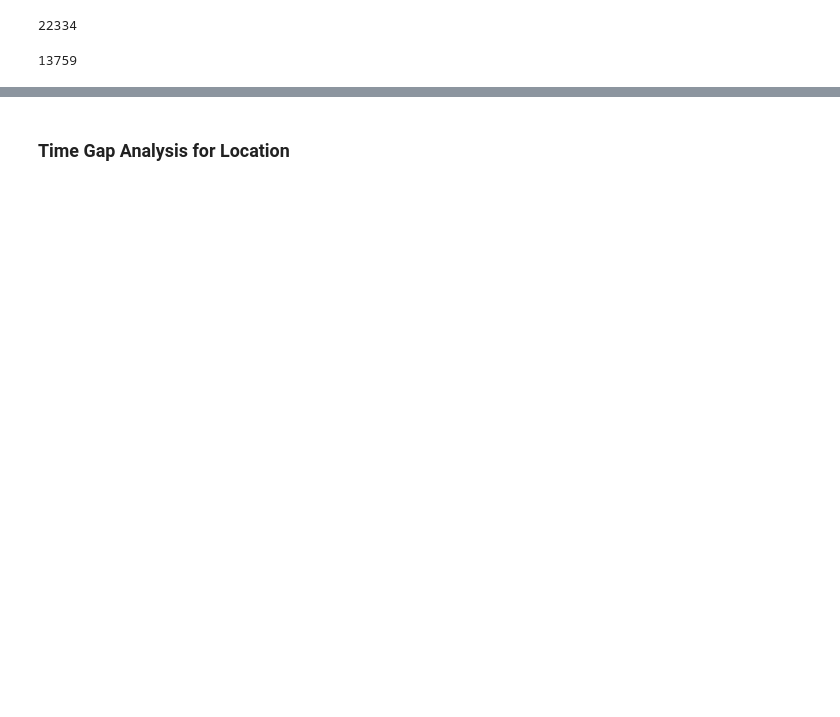
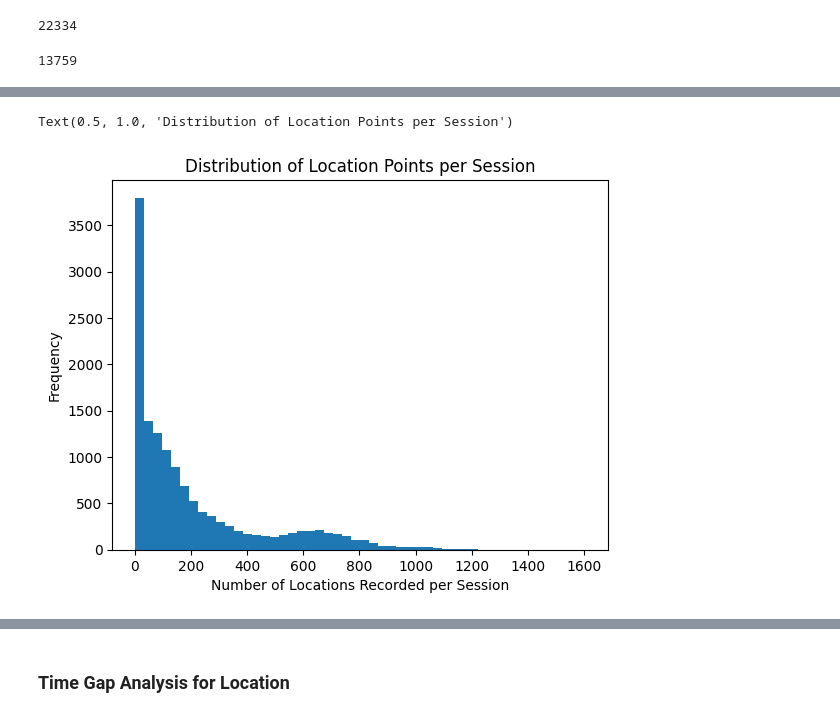
Before and after one commit to aishanipradhan/MSA_heatmap, a Jupyter notebook: EDA_TimeGap_Feb10.ipynb, the cells around one changed output, grey strips where cells are left out. Cells and saved outputs as stored; diff of their text form; code cells hidden in the pictures; blank space fills up the shorter version.

```diff
--- a/EDA_TimeGap_Feb10.ipynb
+++ b/EDA_TimeGap_Feb10.ipynb
@@ -221,0 +164,27 @@ display(result)
+# %%
+import pandas as pd
+
+# Convert LOGGED_AT to datetime (invalid parsing -> NaT)
+events_filtered["LOGGED_AT"] = pd.to_datetime(
+    events_filtered["LOGGED_AT"],
+    errors="coerce"
+)
+
+# Total sessions and % of valid GPS per session
+gps_stats = (
+    events_filtered
+        .groupby("SESSION_ID")
+        .agg(
+            total_rows=("gps_valid", "size"),
+            zero_count=("gps_valid", lambda x: (x == 0).sum()),
+            pct_gps_valid_0=("gps_valid", lambda x: (x == 0).mean() * 100),
+            session_start=("LOGGED_AT", "min"),
+            session_end=("LOGGED_AT", "max")
+        )
+        .assign(
+            session_length=lambda df: df["session_end"] - df["session_start"]
+        )
+        .reset_index()
+)
+
+gps_stats.head()
@@ -221,0 +200,15 @@ display(result)
+# %%
+import numpy as np
+import matplotlib.pyplot as plt
+
+data = gps_stats["total_rows"].dropna()
+
+plt.figure()
+plt.hist(data, bins=50)
+
+plt.xlabel("Number of Locations Recorded per Session")
+plt.ylabel("Frequency")
+plt.title("Distribution of Location Points per Session")
+# %% [output]
+Text(0.5, 1.0, 'Distribution of Location Points per Session')
+[figure, added]
```
Also changed, not shown: parts of 22 cells of this notebook.
